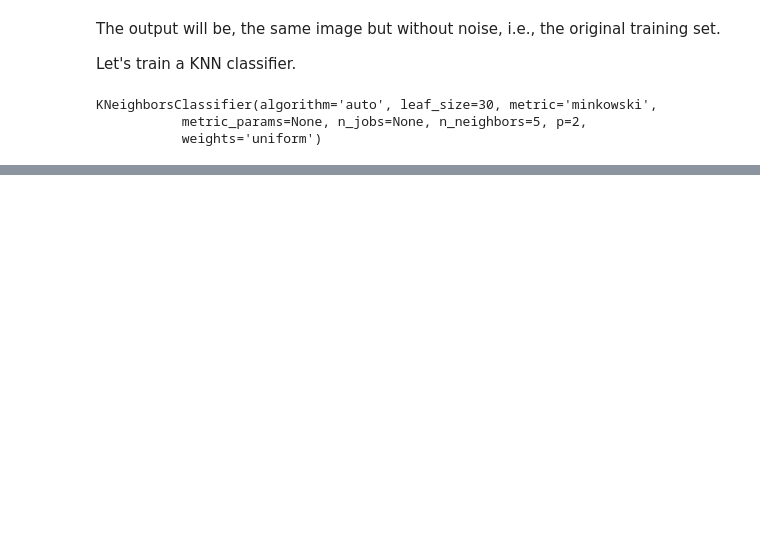
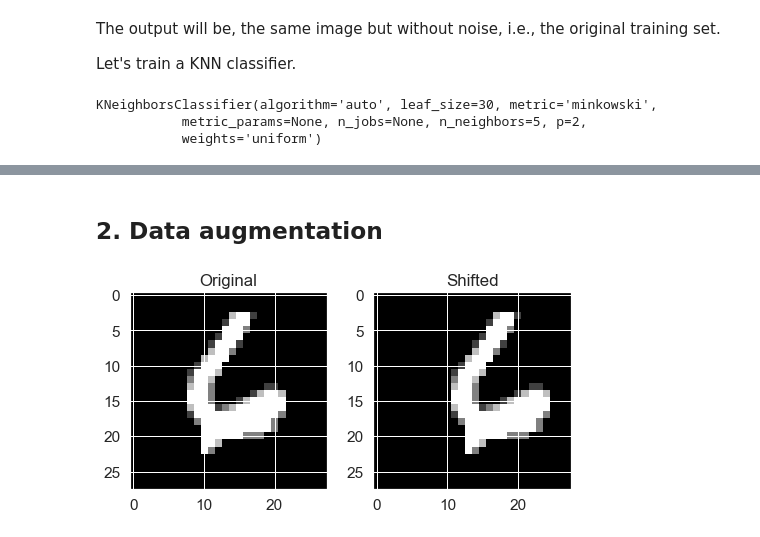
Before and after one commit to Ohtar10/ml-python, a Jupyter notebook: ch03/Classification.ipynb, the cells around one changed output, grey strips where cells are left out. Saved outputs shown, nothing was run; the diff lists cells and outputs as text; code cells hidden in the pictures; blank space fills up the shorter version.

```diff
--- a/ch03/Classification.ipynb
+++ b/ch03/Classification.ipynb
@@ -696,0 +703,13 @@ plt.show()
+# %%
+from sklearn.model_selection import GridSearchCV
+
+param_grid = {
+    "n_neighbors": list(range(1, 5)),
+    "weights": ["uniform", "distance"]
+}
+
+knn_clf = KNeighborsClassifier(n_jobs=4)
+grid_search = GridSearchCV(knn_clf, param_grid, cv=3, scoring="accuracy", verbose=2)
+# %%
+%%time
+grid_search.fit(X_train, y_train)
@@ -696,0 +721,18 @@ plt.show()
+# %% [markdown]
+## 2. Data augmentation
+# %%
+import numpy as np
+from scipy.ndimage.interpolation import shift
+
+xs = X_train[0].reshape(28, 28)
+xsp = shift(xs, (0, 3))
+plt.figure(figsize=(8, 8))
+plt.subplot(221)
+plt.imshow(xs, cmap=plt.cm.gray)
+plt.title("Original")
+plt.subplot(222)
+plt.imshow(xsp, cmap=plt.cm.gray)
+plt.title("Shifted")
+plt.show()
+# %% [output]
+[figure, added]
```
Also changed, not shown: parts of 36 cells of this notebook.
